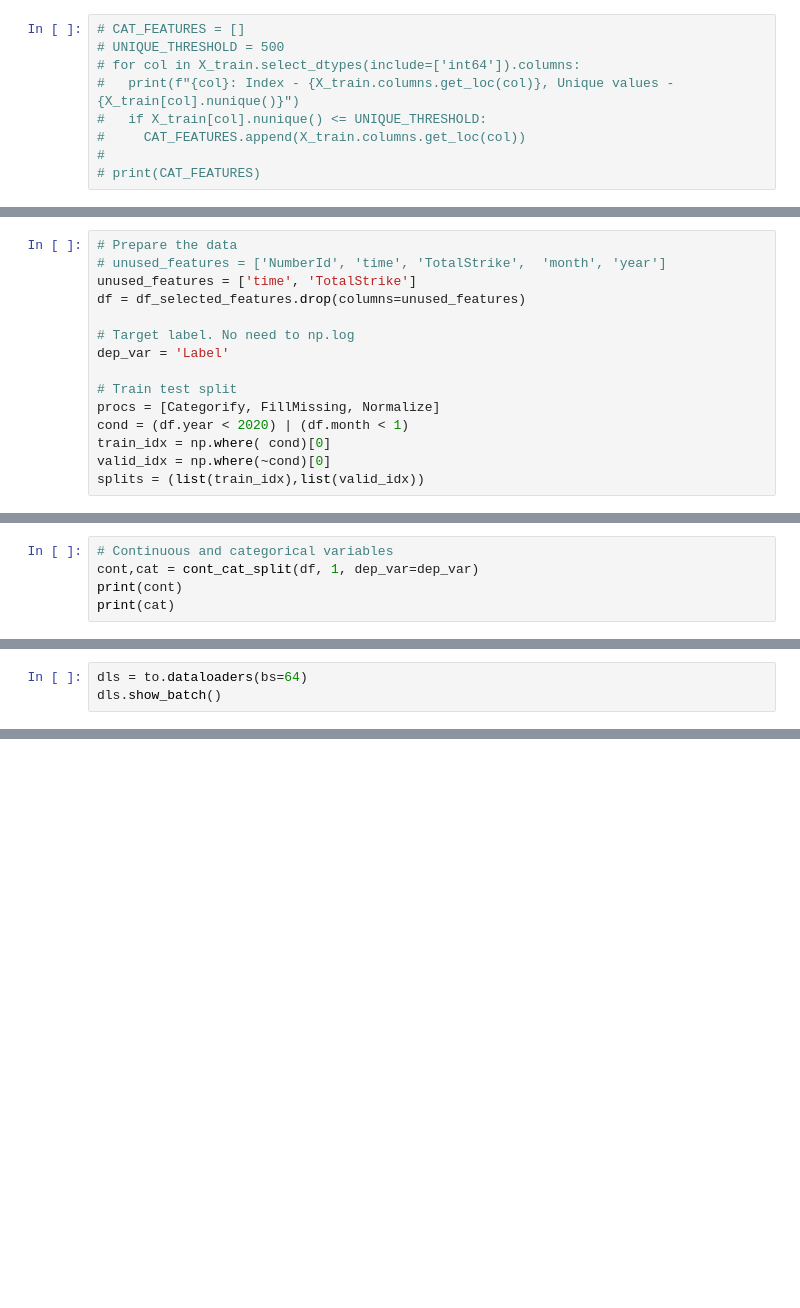
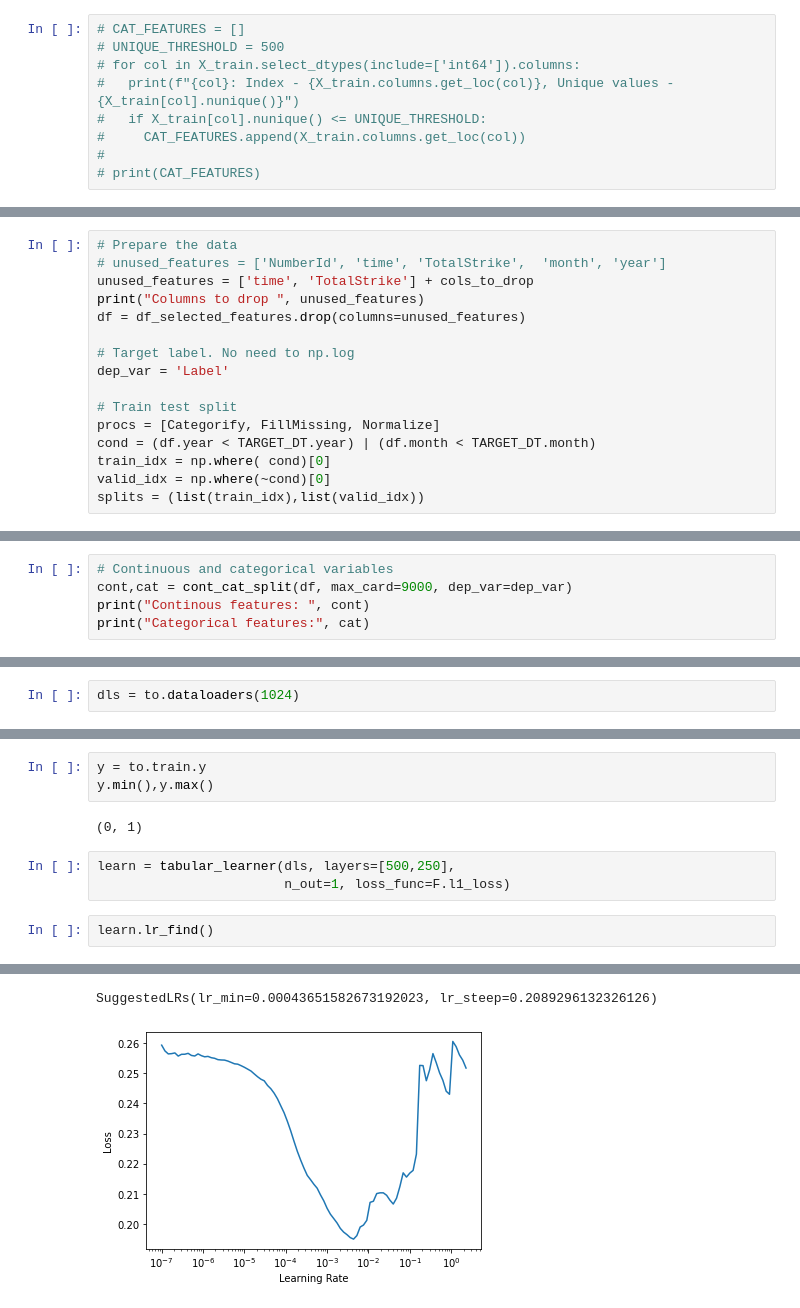
Before and after one commit to mengwangk/dl-projects, a Jupyter notebook: 04_15_dl_tabular_01.ipynb, the cells around one changed output, grey strips where cells are left out. Cells and saved outputs as stored; diff of their text form; blank space fills up the shorter version.

```diff
--- a/04_15_dl_tabular_01.ipynb
+++ b/04_15_dl_tabular_01.ipynb
@@ -288,7 +305,8 @@ TARGET_MONTH = datetime(2020,1,1)
 # %%
 # Prepare the data
 # unused_features = ['NumberId', 'time', 'TotalStrike',  'month', 'year']
-unused_features = ['time', 'TotalStrike']
+unused_features = ['time', 'TotalStrike'] + cols_to_drop
+print("Columns to drop ", unused_features)
 df = df_selected_features.drop(columns=unused_features)
 
 # Target label. No need to np.log
@@ -296,7 +314,7 @@ dep_var = 'Label'
 
 # Train test split
 procs = [Categorify, FillMissing, Normalize]
-cond = (df.year < 2020) | (df.month < 1)
+cond = (df.year < TARGET_DT.year) | (df.month < TARGET_DT.month)
 train_idx = np.where( cond)[0]
 valid_idx = np.where(~cond)[0]
 splits = (list(train_idx),list(valid_idx))
@@ -303,6 +323,6 @@ splits = (list(train_idx),list(valid_idx))
 # %%
 # Continuous and categorical variables
-cont,cat = cont_cat_split(df, 1, dep_var=dep_var)
-print(cont)
-print(cat)
+cont,cat = cont_cat_split(df, max_card=9000, dep_var=dep_var)
+print("Continous features: ", cont)
+print("Categorical features:", cat)
 # %% [output]
@@ -326,3 +339,2 @@ to.items.head(3)
 # %%
-dls = to.dataloaders(bs=64)
-dls.show_batch()
+dls = to.dataloaders(1024)
@@ -340,0 +341,11 @@ dls.show_batch()
+# %%
+y = to.train.y
+y.min(),y.max()
+# %% [output]
+(0, 1)
+# %%
+learn = tabular_learner(dls, layers=[500,250],
+                        n_out=1, loss_func=F.l1_loss)
+# %%
+learn.lr_find()
+# %% [output]
@@ -340,0 +353,2 @@ dls.show_batch()
+SuggestedLRs(lr_min=0.00043651582673192023, lr_steep=0.2089296132326126)
+[figure, added]
```
Also changed, not shown: parts of 12 cells of this notebook.
